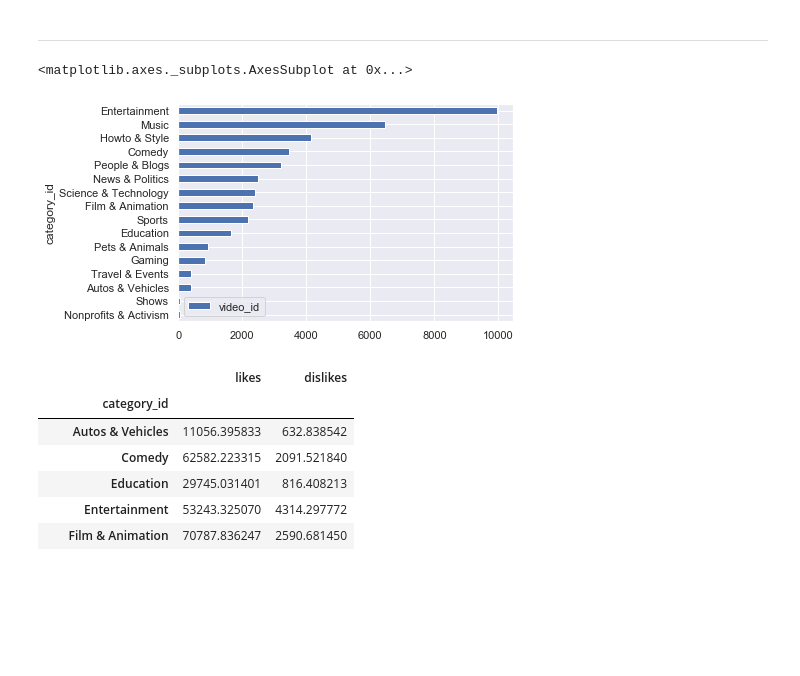
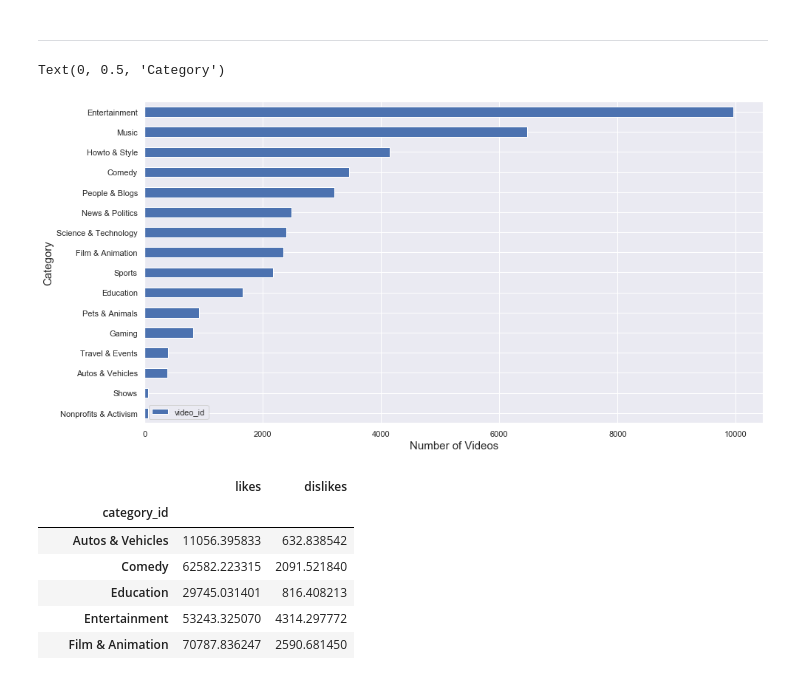
Before and after one commit to loc-vu/yt-trends, a Jupyter notebook: Correlation Analysis.ipynb, the cells around one changed output. Drawn from its saved outputs; the diff is of its cells as text; code cells hidden in the pictures; blank space fills up the shorter version.

```diff
--- a/Correlation Analysis.ipynb
+++ b/Correlation Analysis.ipynb
@@ -161,10 +161,12 @@ corr.style.background_gradient(cmap='viridis').set_precision(2)
 # %% [markdown]
 ---
 # %%
-us_data.groupby("category_id").count().sort_values("video_id").plot(kind='barh', y="video_id")
+us_data.groupby("category_id").count().sort_values("video_id").plot(kind='barh', y="video_id", figsize=(15,8))
+plt.xlabel("Number of Videos", fontsize=15)
+plt.ylabel("Category", fontsize=15)
 # %% [output]
-<matplotlib.axes._subplots.AxesSubplot at 0x...>
+Text(0, 0.5, 'Category')
-[figure, old version]
+[figure, new version]
 # %%
 us_data_numeric = us_data.groupby("category_id").mean()[['likes','dislikes']]
 us_data_numeric
```
Also changed, not shown: 3 other files.
